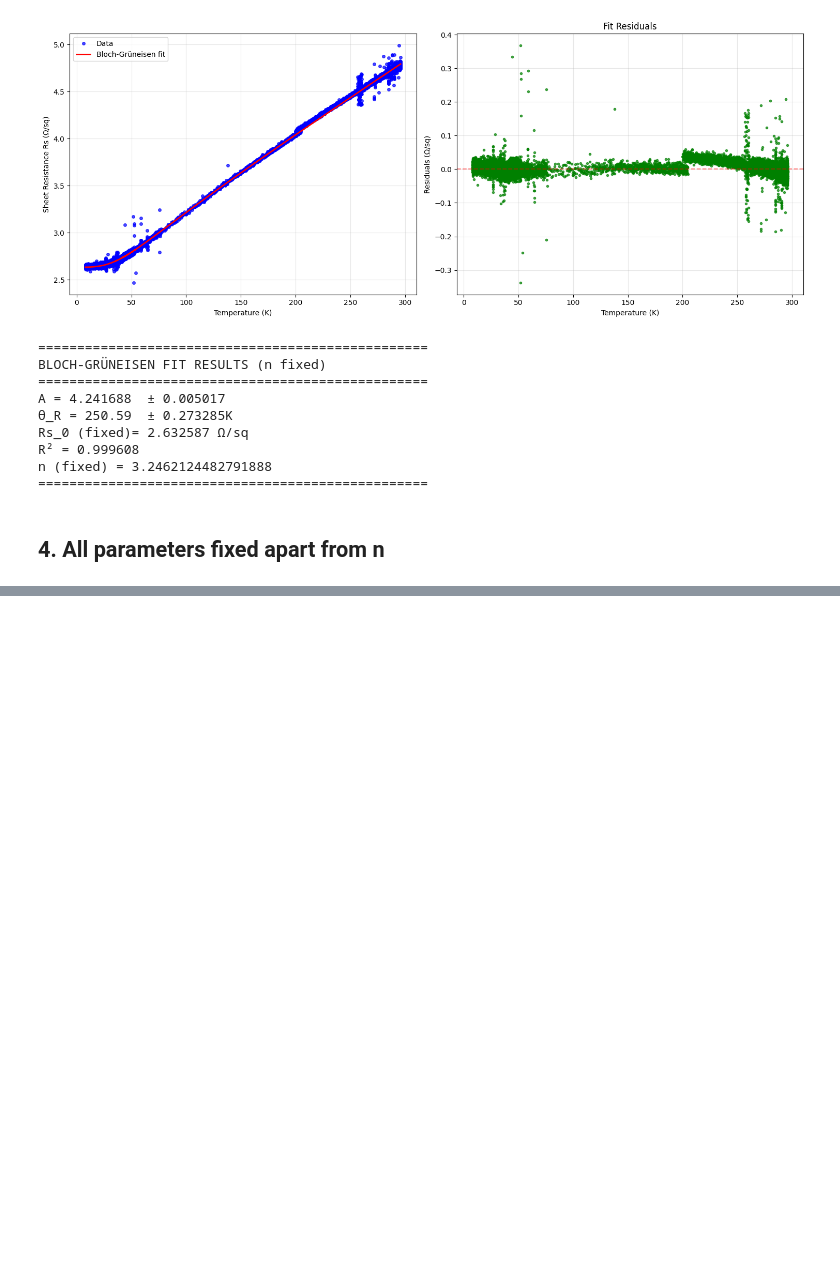
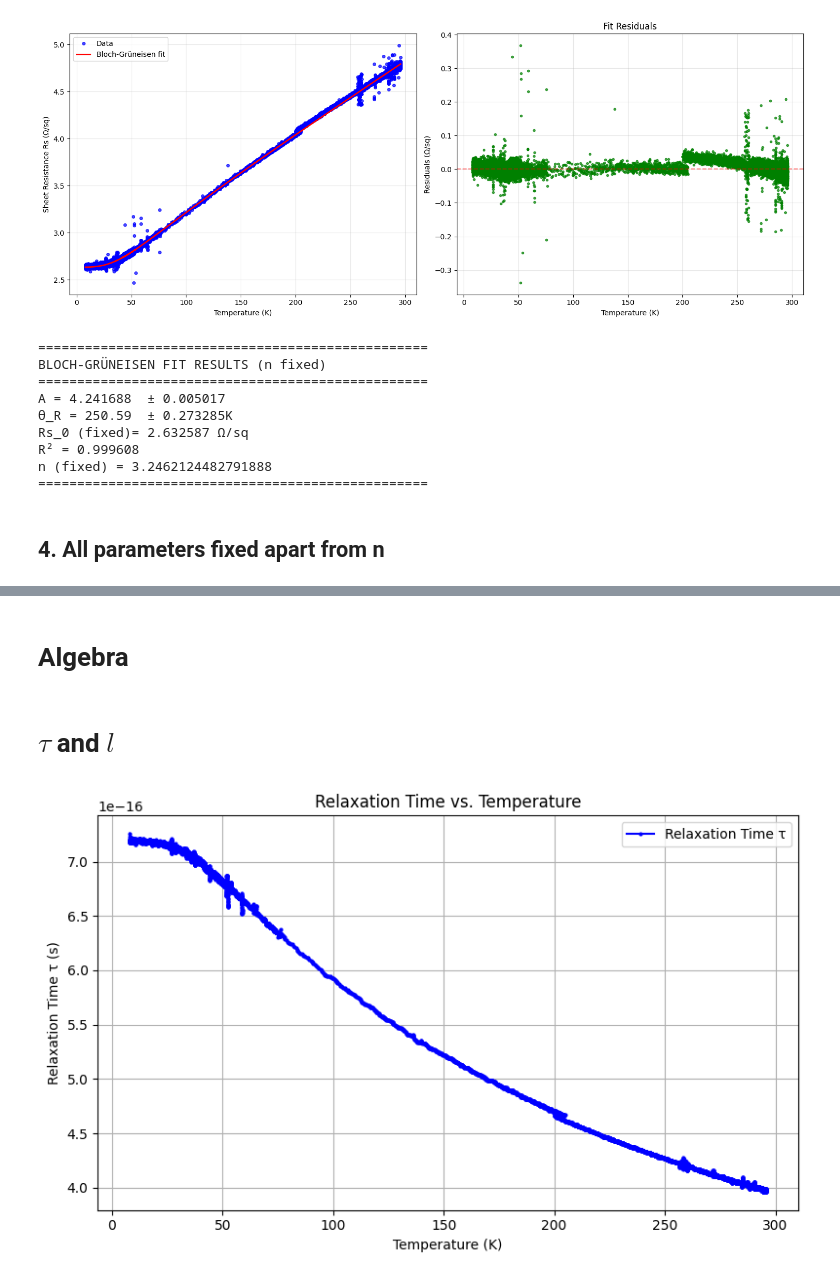
Before and after one commit to gamberoillecito/Nb-Characterization, a Jupyter notebook: R-vs-T/VdP_dataline.ipynb, the cells around one changed output, grey strips where cells are left out. Cells and saved outputs as stored; diff of their text form; code cells hidden in the pictures; blank space fills up the shorter version.

```diff
--- a/R-vs-T/VdP_dataline.ipynb
+++ b/R-vs-T/VdP_dataline.ipynb
@@ -1068 +1057,34 @@ n = 3.398288449206156 ± 0.001390
 ==================================================
+# %% [markdown]
+# Algebra
+# %% [markdown]
+# $\tau$ and $l$
+# %%
+fermi_v = 1.37e6 # m/s
+cell_volume = 1.0e-29 # m^3
+n_e_per_cell = 3.011 # per cell
+n_e = n_e_per_cell / cell_volume # m^-3
+k_B = 1.380649e-23 # J/K
+e = 1.602176634e-19 # C
+m_e = 9.10938356e-31 # kg
+m_star = 2.14 * m_e # effective mass in kg
+
+tau = m_e / (rho_T * n_e * e**2)
+tau_uncertainty = np.abs(m_star / (rho_T**2 * n_e * e**2) * rho_T_uncertainties)
+
+# mean free path
+l = fermi_v * tau
+l_uncertainty = np.abs(fermi_v * tau_uncertainty)
+
+#plot tau vs T
+plt.figure(figsize=(8, 5))
+plt.grid()
+plt.plot(Tf, tau, '-o', markersize=2, color='blue', label='Relaxation Time τ')
+plt.xlabel("Temperature (K)")
+plt.ylabel("Relaxation Time τ (s)")
+plt.title("Relaxation Time vs. Temperature")
+plt.legend()
+plt.tight_layout()
+plt.show()
+# %% [output]
+[figure, added]
```
Also changed, not shown: parts of 9 cells of this notebook.
